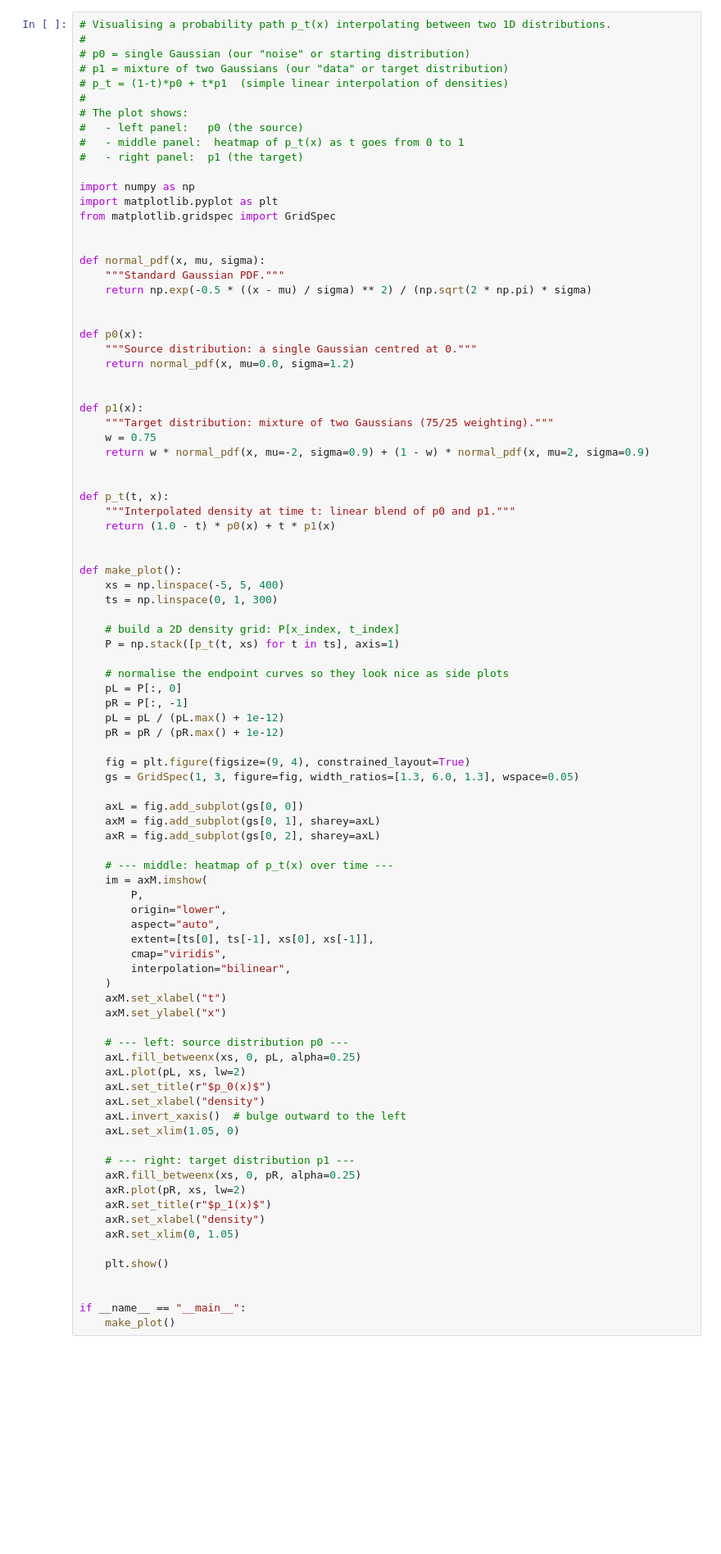
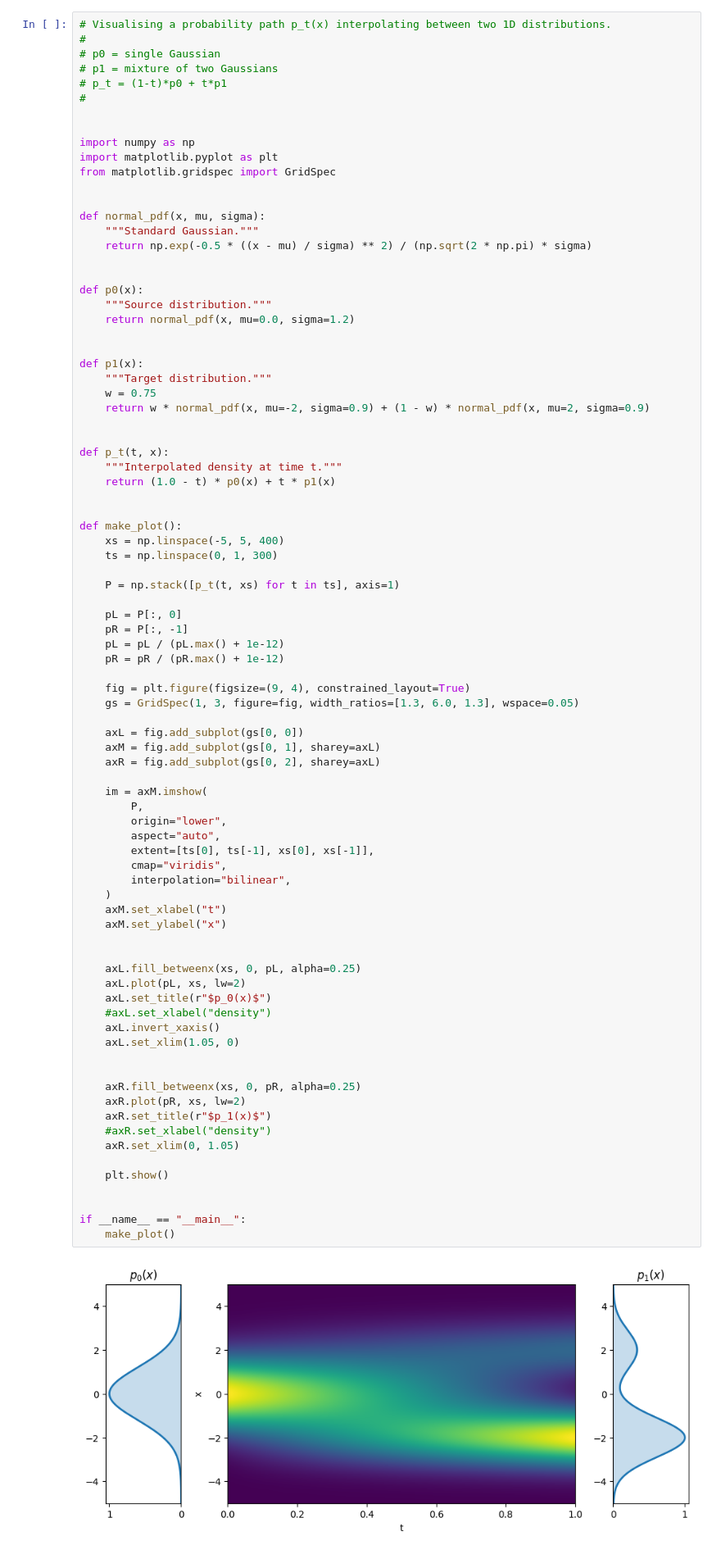
Before and after one commit to misha7b/flow-based-generative-modelling, a Jupyter notebook: plot.ipynb, the cells around one changed output. Shown at 82% size. Drawn from its saved outputs; the diff is of its cells as text; blank space fills up the shorter version.

```diff
--- a/plot.ipynb
+++ b/plot.ipynb
@@ -1,14 +1,11 @@
 # %%
 # Visualising a probability path p_t(x) interpolating between two 1D distributions.
 #
-# p0 = single Gaussian (our "noise" or starting distribution)
-# p1 = mixture of two Gaussians (our "data" or target distribution)
-# p_t = (1-t)*p0 + t*p1  (simple linear interpolation of densities)
+# p0 = single Gaussian
+# p1 = mixture of two Gaussians
+# p_t = (1-t)*p0 + t*p1
 #
-# The plot shows:
-#   - left panel:   p0 (the source)
-#   - middle panel:  heatmap of p_t(x) as t goes from 0 to 1
-#   - right panel:  p1 (the target)
+
 
 import numpy as np
 import matplotlib.pyplot as plt
@@ -16,23 +13,23 @@ from matplotlib.gridspec import GridSpec
 
 
 def normal_pdf(x, mu, sigma):
-    """Standard Gaussian PDF."""
+    """Standard Gaussian."""
     return np.exp(-0.5 * ((x - mu) / sigma) ** 2) / (np.sqrt(2 * np.pi) * sigma)
 
 
 def p0(x):
-    """Source distribution: a single Gaussian centred at 0."""
+    """Source distribution."""
     return normal_pdf(x, mu=0.0, sigma=1.2)
 
 
 def p1(x):
-    """Target distribution: mixture of two Gaussians (75/25 weighting)."""
+    """Target distribution."""
     w = 0.75
     return w * normal_pdf(x, mu=-2, sigma=0.9) + (1 - w) * normal_pdf(x, mu=2, sigma=0.9)
 
 
 def p_t(t, x):
-    """Interpolated density at time t: linear blend of p0 and p1."""
+    """Interpolated density at time t."""
     return (1.0 - t) * p0(x) + t * p1(x)
 
 
@@ -40,10 +37,8 @@ def make_plot():
     xs = np.linspace(-5, 5, 400)
     ts = np.linspace(0, 1, 300)
 
-    # build a 2D density grid: P[x_index, t_index]
     P = np.stack([p_t(t, xs) for t in ts], axis=1)
 
-    # normalise the endpoint curves so they look nice as side plots
     pL = P[:, 0]
     pR = P[:, -1]
     pL = pL / (pL.max() + 1e-12)
@@ -55,36 +50,37 @@ def make_plot():
     axL = fig.add_subplot(gs[0, 0])
     axM = fig.add_subplot(gs[0, 1], sharey=axL)
     axR = fig.add_subplot(gs[0, 2], sharey=axL)
 
-    # --- middle: heatmap of p_t(x) over time ---
     im = axM.imshow(
         P,
         origin="lower",
         aspect="auto",
         extent=[ts[0], ts[-1], xs[0], xs[-1]],
         cmap="viridis",
         interpolation="bilinear",
     )
     axM.set_xlabel("t")
     axM.set_ylabel("x")
 
-    # --- left: source distribution p0 ---
+
     axL.fill_betweenx(xs, 0, pL, alpha=0.25)
     axL.plot(pL, xs, lw=2)
     axL.set_title(r"$p_0(x)$")
-    axL.set_xlabel("density")
-    axL.invert_xaxis()  # bulge outward to the left
+    #axL.set_xlabel("density")
+    axL.invert_xaxis()
     axL.set_xlim(1.05, 0)
 
-    # --- right: target distribution p1 ---
+
     axR.fill_betweenx(xs, 0, pR, alpha=0.25)
     axR.plot(pR, xs, lw=2)
     axR.set_title(r"$p_1(x)$")
-    axR.set_xlabel("density")
+    #axR.set_xlabel("density")
     axR.set_xlim(0, 1.05)
 
     plt.show()
 
 
 if __name__ == "__main__":
     make_plot()
+# %% [output]
+[figure, added]
```
Also changed, not shown: 4 other files.
